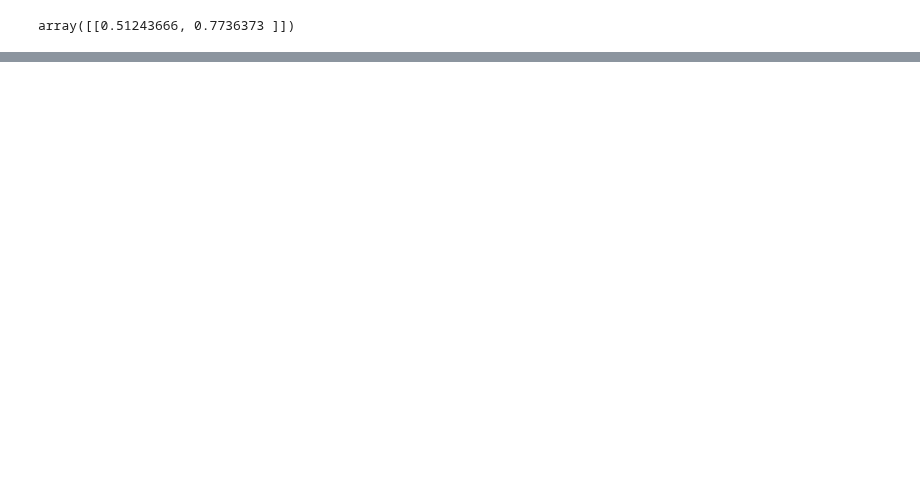
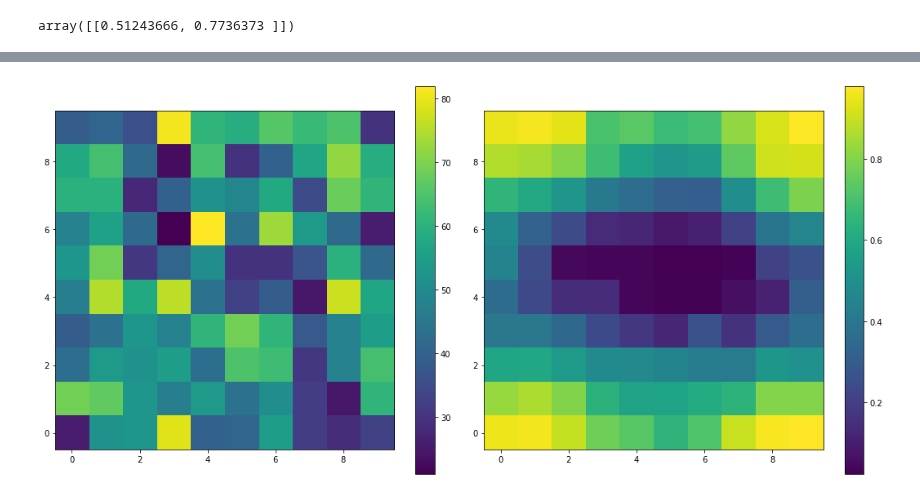
Before and after one commit to LSSTDESC/pz_bayes, a Jupyter notebook: notebooks/feature_likelihood.ipynb, the cells around one changed output, grey strips where cells are left out. Cells and saved outputs as stored; diff of their text form; code cells hidden in the pictures; blank space fills up the shorter version.

```diff
--- a/notebooks/feature_likelihood.ipynb
+++ b/notebooks/feature_likelihood.ipynb
@@ -491,0 +497,5 @@ plt.show()
+# %%
+# original w/out errors
+map_galaxies_to_som(rndm_2d_phot, rndm_10, statistic=np.mean)
+# %% [output]
+[figure, added]
```
Also changed, not shown: parts of 6 cells of this notebook.
